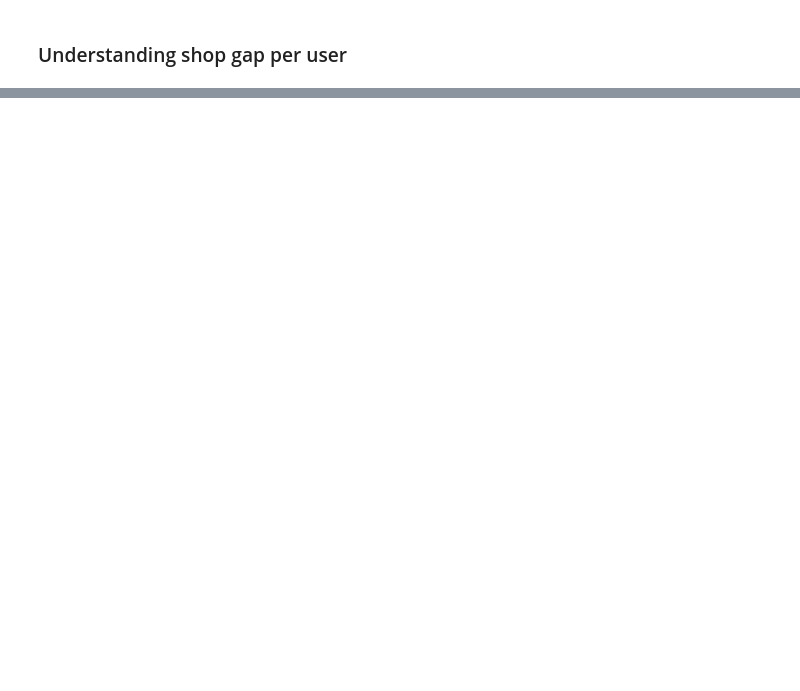
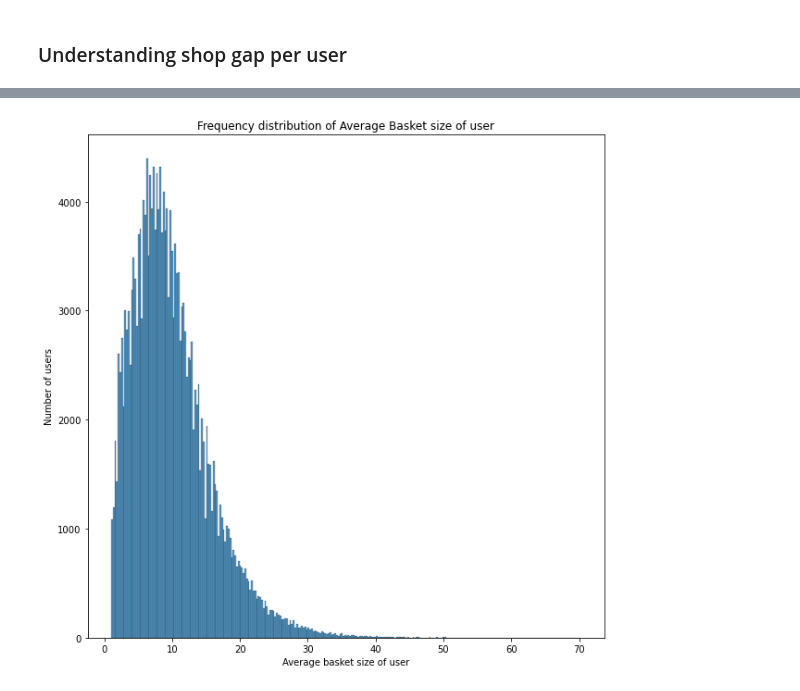
Before and after one commit to sneha-csekar/Instacart-Product-Recommender, a Jupyter notebook: Instacart_EDA_1.ipynb, the cells around one changed output, grey strips where cells are left out. Saved outputs shown, nothing was run; the diff lists cells and outputs as text; code cells hidden in the pictures; blank space fills up the shorter version.

```diff
--- a/Instacart_EDA_1.ipynb
+++ b/Instacart_EDA_1.ipynb
@@ -393,0 +498,2 @@ plt.show()
+# %%
+df_user_products_counts = df_order_product_counts.groupby(['user_id'], as_index=False).agg({"product_counts":'mean'}).rename(columns={'product_counts':'avg_product_per_ord'})
@@ -393,0 +512,10 @@ plt.show()
+# %%
+sns.histplot(data = df_user_products_counts, x = 'avg_product_per_ord')
+plt.xlabel('Average basket size of user')
+plt.ylabel('Number of users')
+plt.title('Frequency distribution of Average Basket size of user')
+plt.show()
+
+del df_user_products_counts
+# %% [output]
+[figure, added]
```
Also changed, not shown: parts of 64 cells of this notebook.
